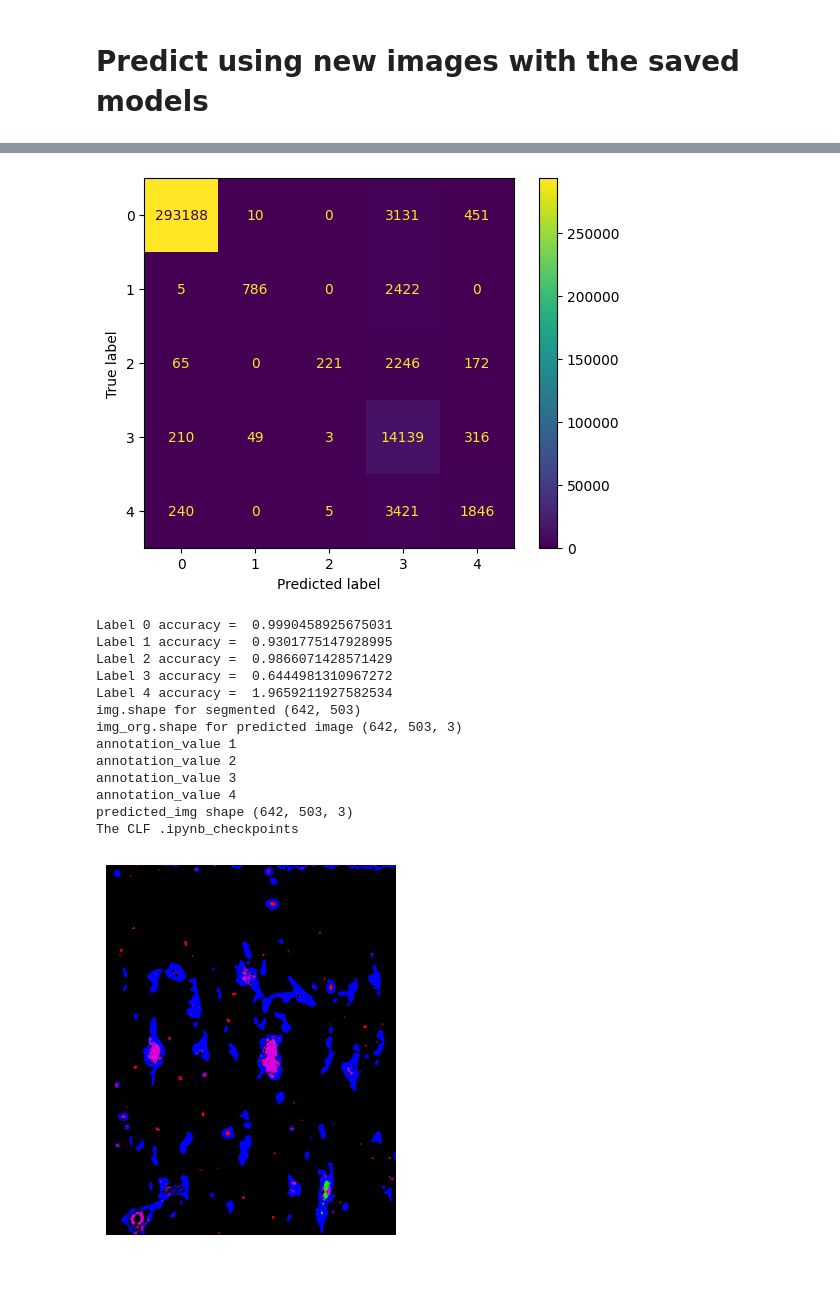
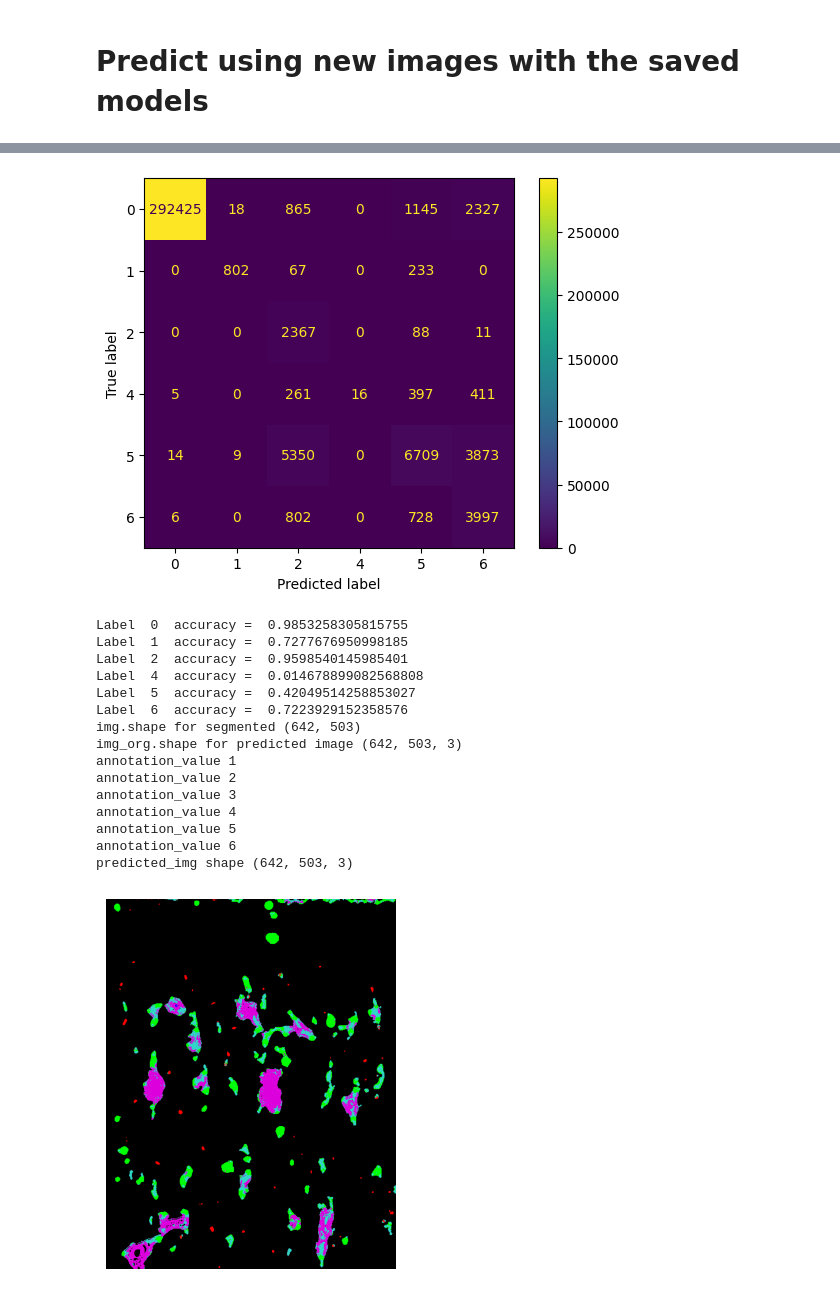
Before and after one commit to saharmahdie/PORTAL_code, a Jupyter notebook: pixels_seg_ML_to_predict_different_pores.ipynb, the cells around one changed output, grey strips where cells are left out. Drawn from its saved outputs; the diff is of its cells as text; code cells hidden in the pictures.

Commit message:
fix number of predicted labels

```diff
--- a/pixels_seg_ML_to_predict_different_pores.ipynb
+++ b/pixels_seg_ML_to_predict_different_pores.ipynb
@@ -928,22 +1483,18 @@ for model in os.listdir(models_path):  #iterate through each file
 
     #Confusion Matrix
     from sklearn.metrics import confusion_matrix
-    cm = confusion_matrix(Y_test_image, prediction_result)
-    print('Confusion Matrix',cm)
-
     import matplotlib.pyplot as plt
     from sklearn import metrics
     confusion_matrix = metrics.confusion_matrix(Y_test_image, prediction_result)
-    cm_display = metrics.ConfusionMatrixDisplay(confusion_matrix = confusion_matrix, display_labels = [0, 1, 2, 3, 4])
+    print('Confusion Matrix',confusion_matrix)
+    cm_display = metrics.ConfusionMatrixDisplay(confusion_matrix = confusion_matrix, display_labels = loaded_model.classes_)
     cm_display.plot()
     plt.show()
 
     #Print individual accuracy values for each class, based on the confusion matrix
-    print("Label 0 accuracy = ",   cm[0,0] / (cm[0,0]+cm[1,0]+cm[2,0]+cm[3,0]))
-    print("Label 1 accuracy = ",   cm[1,1] / (cm[0,1]+cm[1,1]+cm[2,1]+cm[3,1]))
-    print("Label 2 accuracy = ",   cm[2,2] / (cm[0,2]+cm[1,2]+cm[2,2]+cm[3,2]))
-    print("Label 3 accuracy = ",   cm[3,3] / (cm[0,3]+cm[1,3]+cm[2,3]+cm[3,3]))
-    print("Label 4 accuracy = ",   cm[4,4] / (cm[0,4]+cm[1,4]+cm[2,4]+cm[3,4]))
+    ind_class_acc = confusion_matrix.diagonal()/confusion_matrix.sum(axis=1)
+    for i in range(len(loaded_model.classes_)):
+      print("Label ", loaded_model.classes_[i], " accuracy = ", ind_class_acc[i])
 
     #Right metric is ROC AUC
     #Starting version 0.23.1 you can report this for multilabel problems.
@@ -959,7 +1510,7 @@ for model in os.listdir(models_path):  #iterate through each file
     print('img_org.shape for predicted image',img_org.shape)
 
     # # Color the pixels belonging to each contour
-    colors = {1: (255, 0, 0), 2: (0, 255, 0), 3: (0, 0, 255), 4: (220, 0, 220)}
+    colors = {1: (255, 0, 0), 2: (0, 255, 0), 3: (255, 255, 0), 4: (0, 0, 255), 5: (48, 213, 200), 6: (220, 0, 220)}
 
     segmented = prediction_result.reshape((img.shape))
 
@@ -996,15 +1549,17 @@ Confusion Matrix [[293188     10      0   3131    451]
-[figure, old version]
+[figure, new version]
-Label 0 accuracy =  0.9990458925675031
-Label 1 accuracy =  0.9301775147928995
-Label 2 accuracy =  0.9866071428571429
-Label 3 accuracy =  0.6444981310967272
-Label 4 accuracy =  1.9659211927582534
+Label  0  accuracy =  0.9853258305815755
+Label  1  accuracy =  0.7277676950998185
+Label  2  accuracy =  0.9598540145985401
+Label  4  accuracy =  0.014678899082568808
+Label  5  accuracy =  0.42049514258853027
+Label  6  accuracy =  0.7223929152358576
 img.shape for segmented (642, 503)
 img_org.shape for predicted image (642, 503, 3)
 annotation_value 1
 annotation_value 2
 annotation_value 3
 annotation_value 4
+annotation_value 5
+annotation_value 6
 predicted_img shape (642, 503, 3)
-The CLF .ipynb_checkpoints
-[figure, old version]
+[figure, new version]
```
Also changed, not shown: parts of 20 cells of this notebook.
